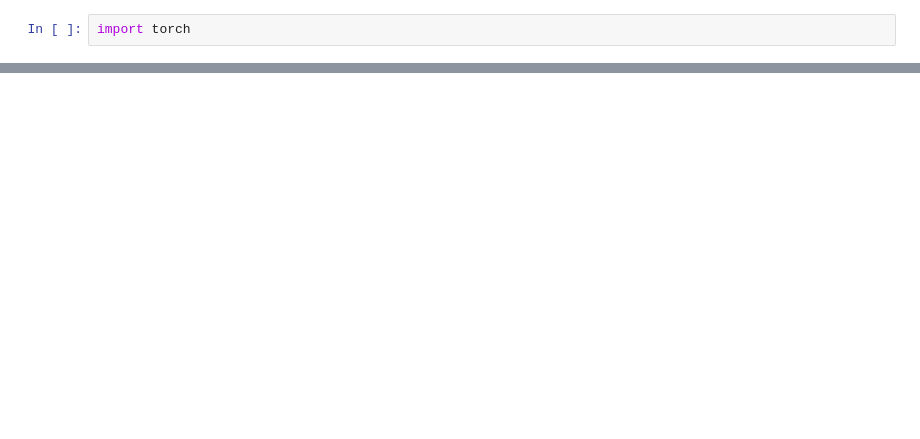
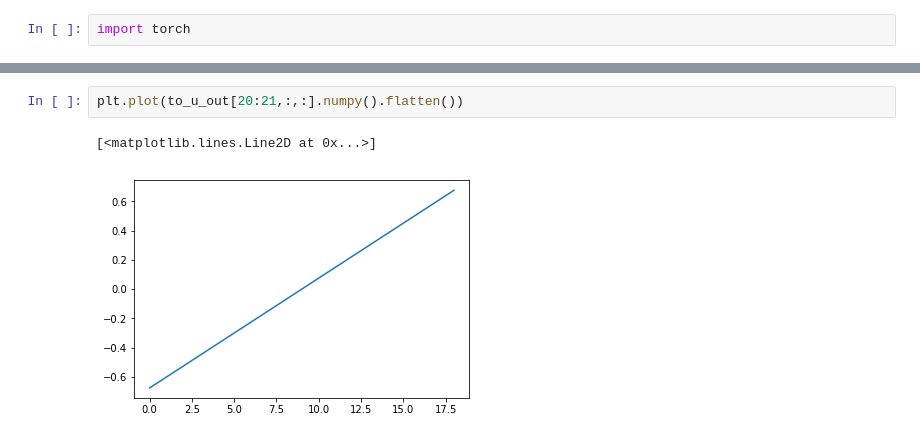
Before and after one commit to afqueiruga/nn_1d_pde, a Jupyter notebook: train_1.ipynb, the cells around one changed output, grey strips where cells are left out. Drawn from its saved outputs; the diff is of its cells as text; blank space fills up the shorter version.

```diff
--- a/train_1.ipynb
+++ b/train_1.ipynb
@@ -103,0 +140,5 @@ for t in range(1000):
+# %%
+plt.plot(to_u_out[20:21,:,:].numpy().flatten())
+# %% [output]
+[<matplotlib.lines.Line2D at 0x...>]
+[figure, added]
```
Also changed, not shown: parts of 13 cells of this notebook.
